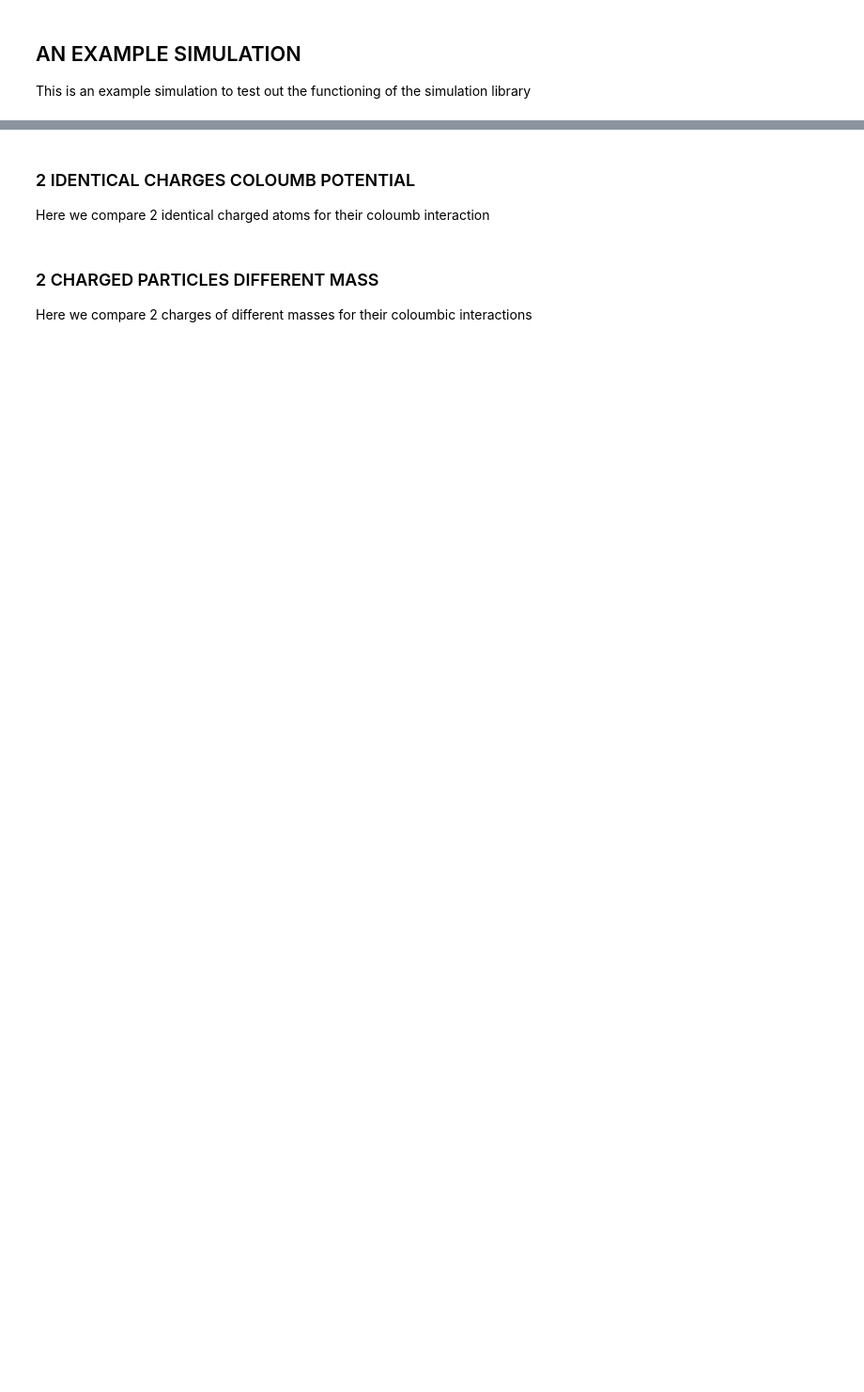
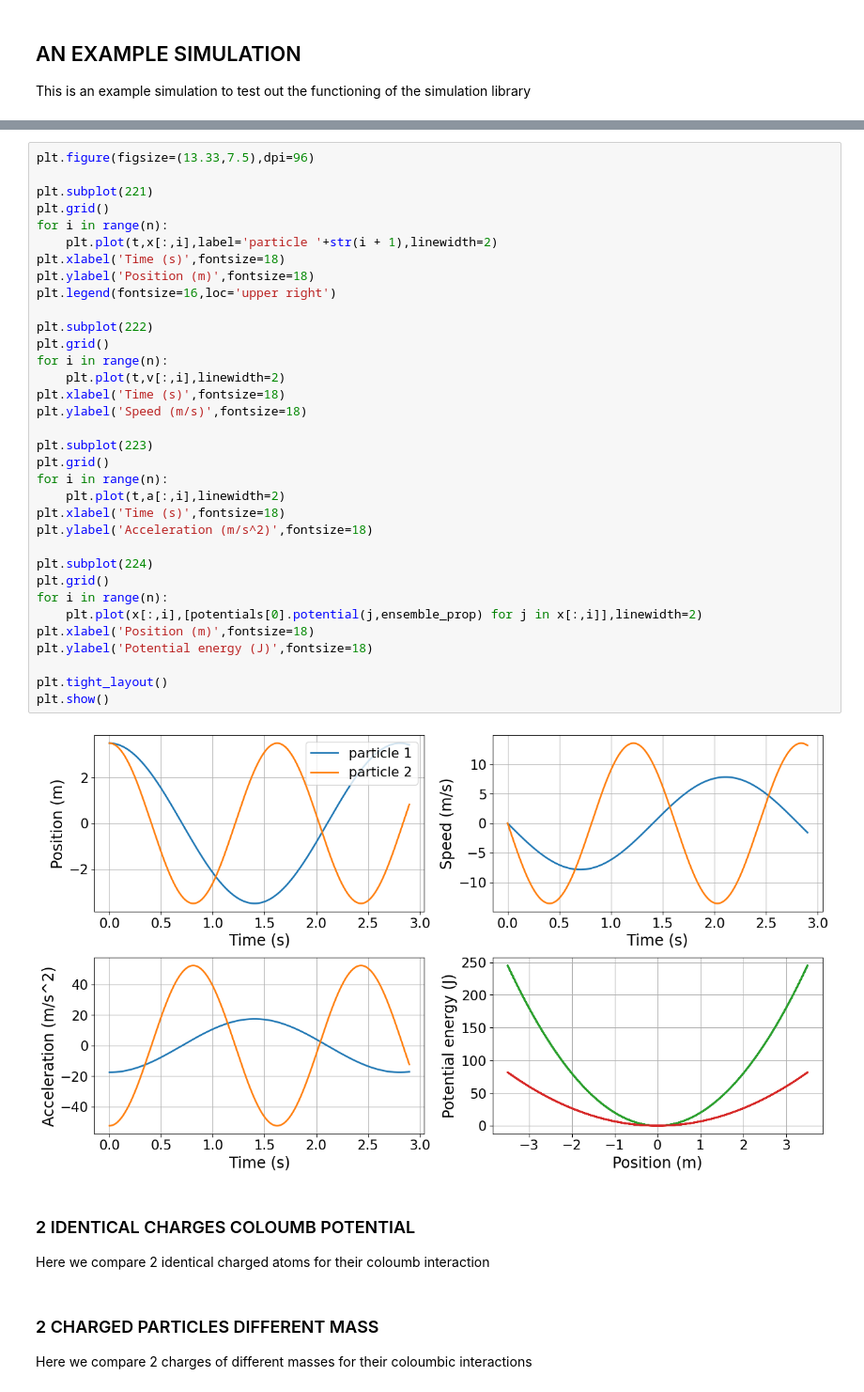
Before and after one commit to code-sc/ion-trap-simulation, a Jupyter notebook: Example.ipynb, the cells around one changed output, grey strips where cells are left out. Shown at 94% size. Drawn from its saved outputs; the diff is of its cells as text; blank space fills up the shorter version.

```diff
--- a/Example.ipynb
+++ b/Example.ipynb
@@ -22,3 +177,39 @@ Here we compare 2 identical atoms in a harmonic potential and compare with theor
+# %%
+plt.figure(figsize=(13.33,7.5),dpi=96)
+
+plt.subplot(221)
+plt.grid()
+for i in range(n):
+    plt.plot(t,x[:,i],label='particle '+str(i + 1),linewidth=2)
+plt.xlabel('Time (s)',fontsize=18)
+plt.ylabel('Position (m)',fontsize=18)
+plt.legend(fontsize=16,loc='upper right')
+
+plt.subplot(222)
+plt.grid()
+for i in range(n):
+    plt.plot(t,v[:,i],linewidth=2)
+plt.xlabel('Time (s)',fontsize=18)
+plt.ylabel('Speed (m/s)',fontsize=18)
+
+plt.subplot(223)
+plt.grid()
+for i in range(n):
+    plt.plot(t,a[:,i],linewidth=2)
+plt.xlabel('Time (s)',fontsize=18)
+plt.ylabel('Acceleration (m/s^2)',fontsize=18)
+
+plt.subplot(224)
+plt.grid()
+for i in range(n):
+    plt.plot(x[:,i],[potentials[0].potential(j,ensemble_prop) for j in x[:,i]],linewidth=2)
+plt.xlabel('Position (m)',fontsize=18)
+plt.ylabel('Potential energy (J)',fontsize=18)
+
+plt.tight_layout()
+plt.show()
+# %% [output]
+[figure, added]
 # %% [markdown]
 ### 2 IDENTICAL CHARGES COLOUMB POTENTIAL
 
```
Also changed, not shown: parts of 15 cells of this notebook.
